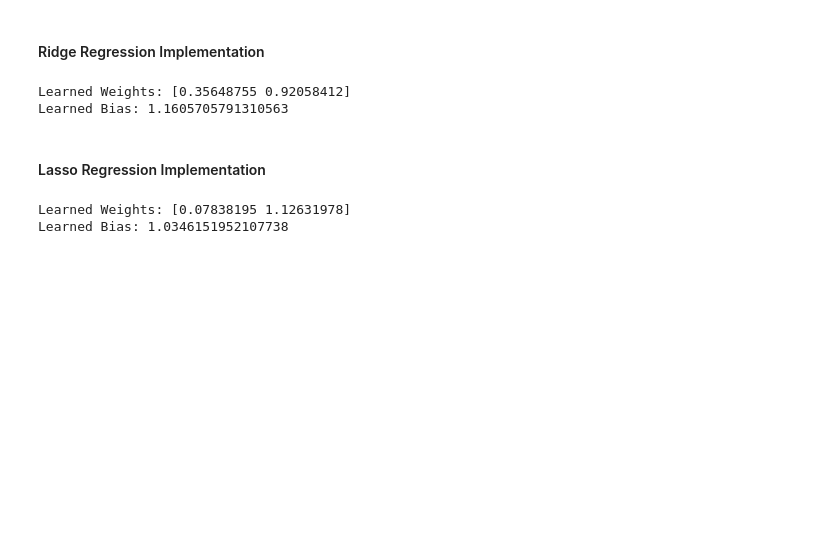
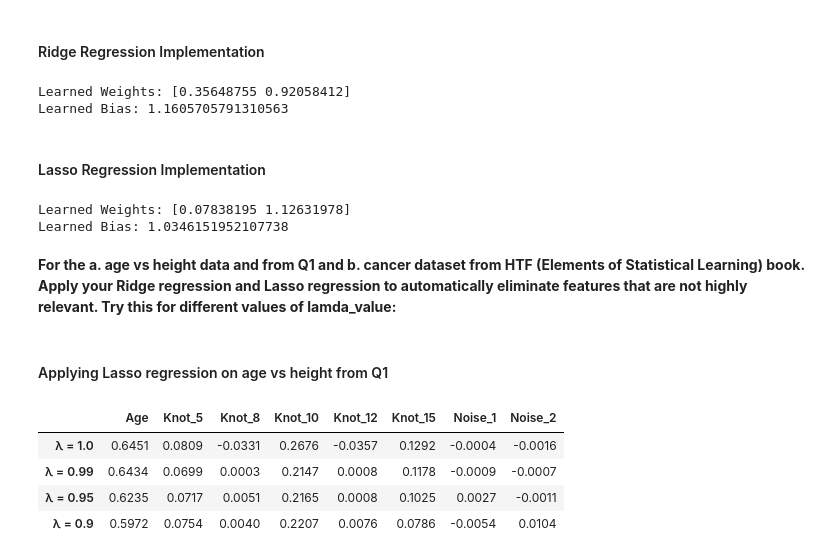
Before and after one commit to dilliram-code/mbust, a Jupyter notebook: Machine Learning by Suresh sir/Assignment_1.ipynb, the cells around one changed output. Drawn from its saved outputs; the diff is of its cells as text; code cells hidden in the pictures; blank space fills up the shorter version.

```diff
--- a/Machine Learning by Suresh sir/Assignment_1.ipynb
+++ b/Machine Learning by Suresh sir/Assignment_1.ipynb
@@ -322,3 +322,61 @@ if __name__ == "__main__":
 # %% [output]
 Learned Weights: [0.07838195 1.12631978]
 Learned Bias: 1.0346151952107738
+# %% [markdown]
+**For the a. age vs height data and from Q1 and b. cancer dataset from HTF (Elements of Statistical Learning) book. Apply your Ridge regression and Lasso regression to automatically eliminate features that are not highly relevant. Try this for different values of lamda_value:**
+# %% [markdown]
+####  Applying Lasso regression on age vs height from Q1
+# %%
+# load the dataset
+df = pd.read_csv("age_height_data.csv")
+
+ages = df[['Age']]
+heights = df['Height']
+
+# To demonstrate feature elimination, we'll create a rich feature set:
+# Fake knots (Knot at 5, Knot at 8, Knot at 12)
+# Pure random noise features
+
+np.random.seed(42)
+knots = [5, 8, 10, 12, 15]
+feature_names = ['Age'] + [f'Knot_{k}' for k in knots] + ['Noise_1', 'Noise_2']
+
+# change features column to a list
+X_list = [ages.values]
+
+for k in knots:
+    X_list.append(np.maximum(0, ages - k))
+X_list.append(np.random.normal(0, 1, len(ages)))
+X_list.append(np.random.normal(0, 1, len(ages)))
+
+X = np.column_stack(X_list)
+y = heights.values
+
+# Standardizing the features
+X_mean = np.mean(X, axis=0)
+X_std = np.std(X, axis=0)
+X_scaled = (X - X_mean) / X_std
+
+y_mean = np.mean(y)
+y_std = np.std(y)
+y_scaled = (y - y_mean) / y_std
+
+
+# Test different lambda values
+lambdas = [1.0, 0.99, 0.95, 0.90]
+results = {}
+
+for lam in lambdas:
+    model = LassoRegression(learning_rate=0.1, lambda_value=lam, n_iterations=5000)
+    model.fit(X_scaled, y_scaled)
+    # Round to 4 decimal places for clean display
+    results[f'λ = {lam}'] = np.round(model.weights, 4)
+
+df_weights = pd.DataFrame(results, index=feature_names)
+df_weights.T
+# %% [output]
+|  | Age | Knot_5 | Knot_8 | Knot_10 | Knot_12 | Knot_15 | Noise_1 | Noise_2 |
+| λ = 1.0 | 0.6451 | 0.0809 | -0.0331 | 0.2676 | -0.0357 | 0.1292 | -0.0004 | -0.0016 |
+| λ = 0.99 | 0.6434 | 0.0699 | 0.0003 | 0.2147 | 0.0008 | 0.1178 | -0.0009 | -0.0007 |
+| λ = 0.95 | 0.6235 | 0.0717 | 0.0051 | 0.2165 | 0.0008 | 0.1025 | 0.0027 | -0.0011 |
+| λ = 0.9 | 0.5972 | 0.0754 | 0.0040 | 0.2207 | 0.0076 | 0.0786 | -0.0054 | 0.0104 |
```
Also changed, not shown: parts of 5 cells of this notebook, 2 other files.
